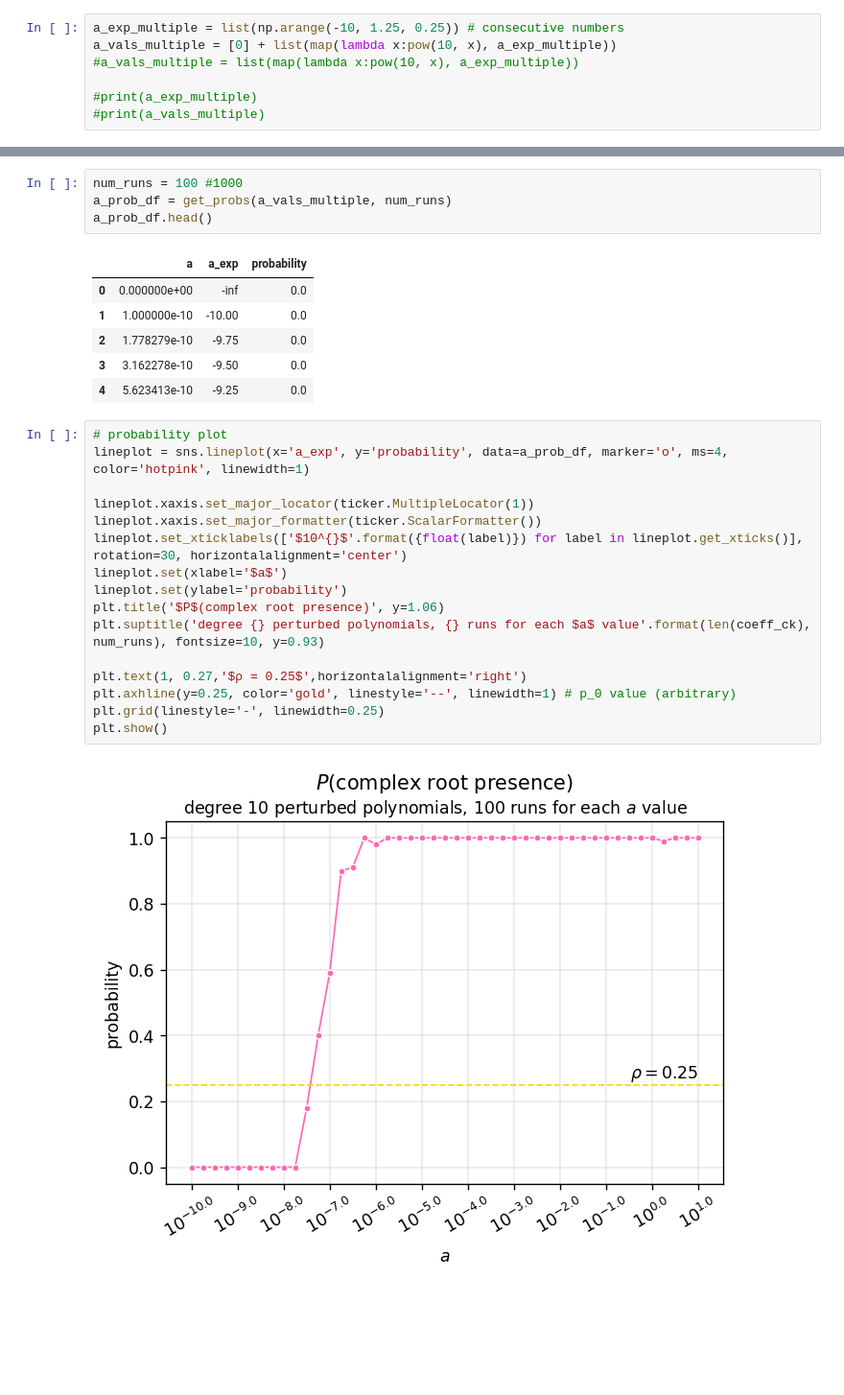
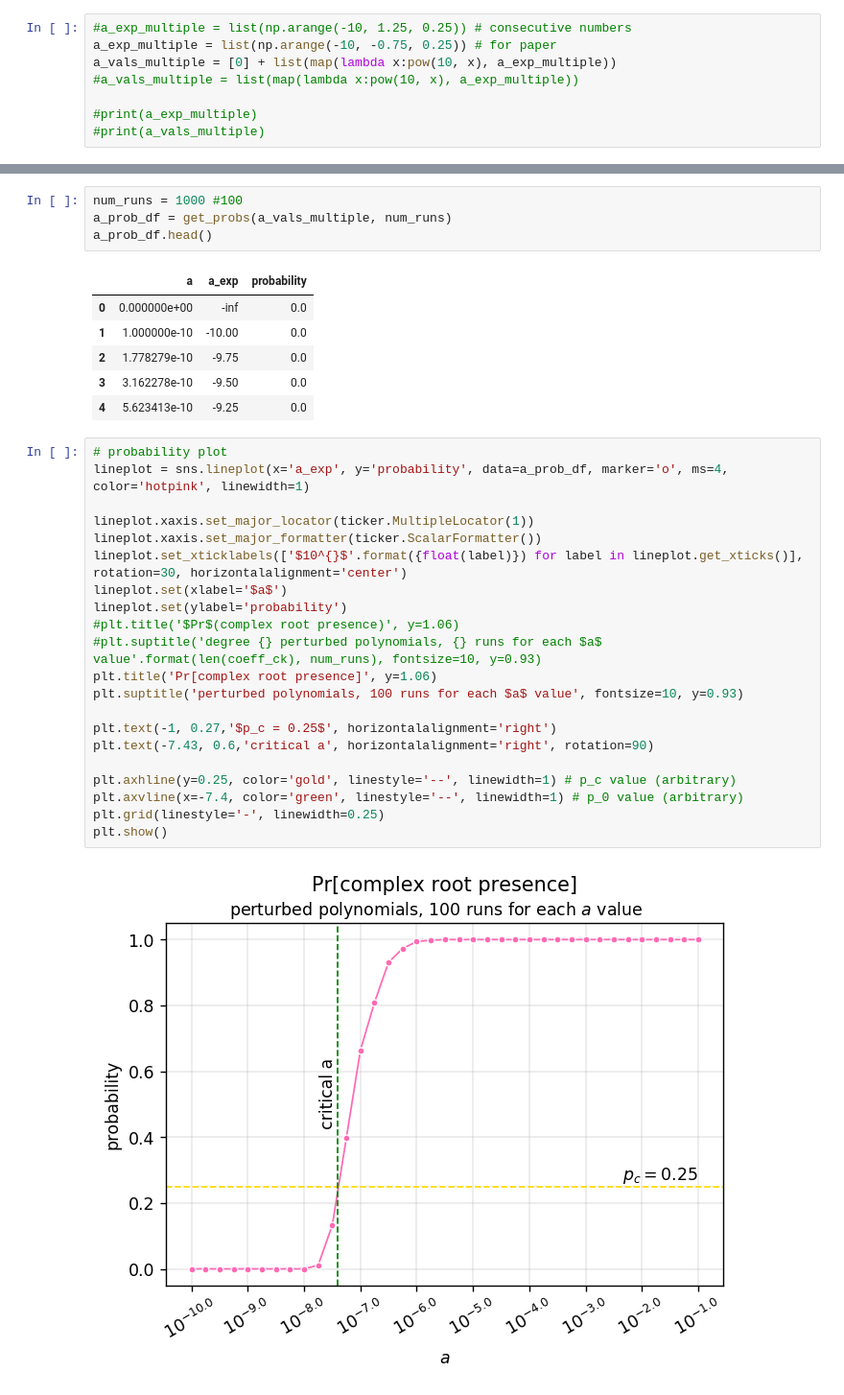
Before and after one commit to agnikumar/math-lab, a Jupyter notebook: perturbations/critical_a.ipynb, the cells around one changed output, grey strips where cells are left out. Shown at 96% size. Saved outputs shown, nothing was run; the diff lists cells and outputs as text; blank space fills up the shorter version.

```diff
--- a/perturbations/critical_a.ipynb
+++ b/perturbations/critical_a.ipynb
@@ -34,7 +34,8 @@ print(roots)
 # %% [output]
 [10.  9.  8.  7.  6.  5.  4.  3.  2.  1.]
 # %%
-a_exp_multiple = list(np.arange(-10, 1.25, 0.25)) # consecutive numbers
+#a_exp_multiple = list(np.arange(-10, 1.25, 0.25)) # consecutive numbers
+a_exp_multiple = list(np.arange(-10, -0.75, 0.25)) # for paper
 a_vals_multiple = [0] + list(map(lambda x:pow(10, x), a_exp_multiple))
 #a_vals_multiple = list(map(lambda x:pow(10, x), a_exp_multiple))
 
@@ -116,7 +119,7 @@ def get_probs(a_list, num_runs):
                                        columns=['a', 'a_exp', 'probability']).reset_index(drop=True)
     return a_prob_df
 # %%
-num_runs = 100 #1000
+num_runs = 1000 #100
 a_prob_df = get_probs(a_vals_multiple, num_runs)
 a_prob_df.head()
 # %% [output]
@@ -129,18 +132,23 @@ a_prob_df.head()
 # %%
 # probability plot
 lineplot = sns.lineplot(x='a_exp', y='probability', data=a_prob_df, marker='o', ms=4, color='hotpink', linewidth=1)
 
 lineplot.xaxis.set_major_locator(ticker.MultipleLocator(1))
 lineplot.xaxis.set_major_formatter(ticker.ScalarFormatter())
 lineplot.set_xticklabels(['$10^{}$'.format({float(label)}) for label in lineplot.get_xticks()], rotation=30, horizontalalignment='center')
 lineplot.set(xlabel='$a$')
 lineplot.set(ylabel='probability')
-plt.title('$P$(complex root presence)', y=1.06)
-plt.suptitle('degree {} perturbed polynomials, {} runs for each $a$ value'.format(len(coeff_ck), num_runs), fontsize=10, y=0.93)
+#plt.title('$Pr$(complex root presence)', y=1.06)
+#plt.suptitle('degree {} perturbed polynomials, {} runs for each $a$ value'.format(len(coeff_ck), num_runs), fontsize=10, y=0.93)
+plt.title('Pr[complex root presence]', y=1.06)
+plt.suptitle('perturbed polynomials, 100 runs for each $a$ value', fontsize=10, y=0.93)
 
-plt.text(1, 0.27,'$ρ = 0.25$',horizontalalignment='right')
-plt.axhline(y=0.25, color='gold', linestyle='--', linewidth=1) # p_0 value (arbitrary)
+plt.text(-1, 0.27,'$p_c = 0.25$', horizontalalignment='right')
+plt.text(-7.43, 0.6,'critical a', horizontalalignment='right', rotation=90)
+
+plt.axhline(y=0.25, color='gold', linestyle='--', linewidth=1) # p_c value (arbitrary)
+plt.axvline(x=-7.4, color='green', linestyle='--', linewidth=1) # p_0 value (arbitrary)
 plt.grid(linestyle='-', linewidth=0.25)
 plt.show()
 # %% [output]
-[figure, old version]
+[figure, new version]
```
Also changed, not shown: parts of 1 cell of this notebook, 6 other files.
